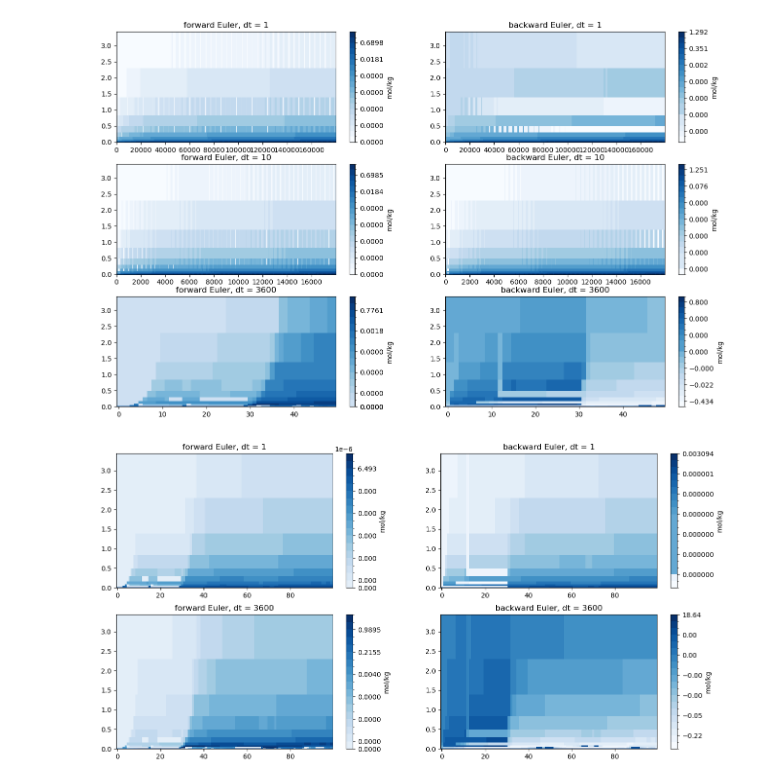
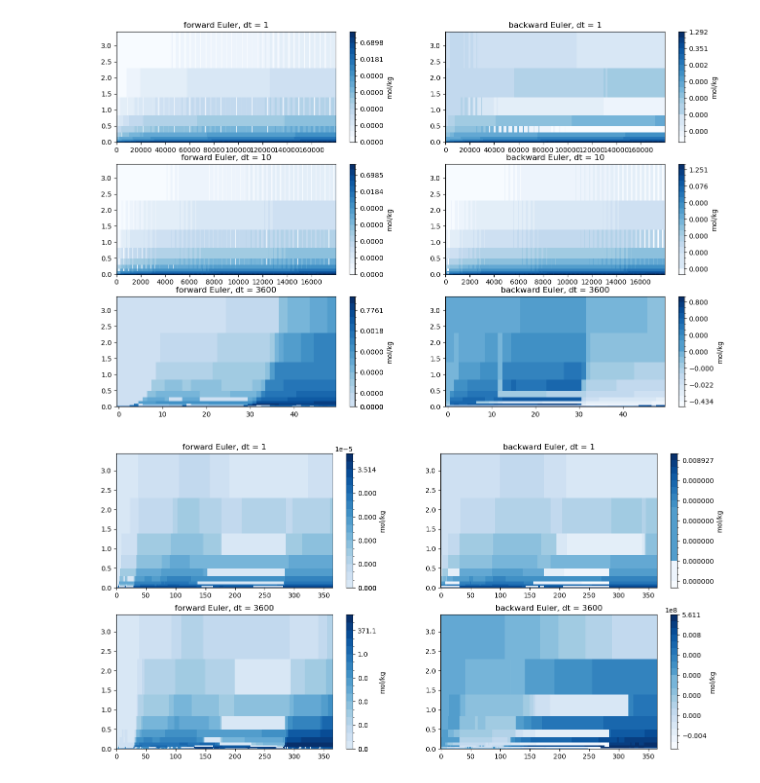
Before and after one commit to ypwong22/erw_scripts, a Jupyter notebook: test_advection/main2.ipynb, the cells around one changed output. Saved outputs shown, nothing was run; the diff lists cells and outputs as text; code cells hidden in the pictures.

Commit message:
increase the nsteps of last graph

```diff
--- a/test_advection/main2.ipynb
+++ b/test_advection/main2.ipynb
@@ -196,34 +196,34 @@ plt.savefig('test_main2_2.png')
 # non-cyclic, same forcing
 hr = xr.open_dataset(os.path.join(os.environ['E3SM_ROOT'], 'output',
                                   '20250323_UC_Davis_ICB20TRCNPRDCTCBC_3year_rmethod1erw', 'run',
                                   '20250323_UC_Davis_ICB20TRCNPRDCTCBC_3year_rmethod1erw.elm.h1.1947-01-01-00000.nc'))
 q_int = hr['QIN'][:, :(nlevsoi+1), 0].values * 1e-3 * 24 # mm/s => m/s, account for daily averaging
 h2osoi = hr['H2OSOI'][:, :nlevsoi, 0].values # m3/m3 soil moisture
 hr.close()
 
 
 result_all = {}
 for dt in [1,3600]:
     for euler in ['forward','backward']:
 
         c_prev = c0
-        result = np.full([100, nlevsoi], np.nan)
-        for t in range(100):
+        result = np.full([365, nlevsoi], np.nan)
+        for t in range(365):
             result[t, :] = a_step(c_prev, q_int[t,:], h2osoi[t,:], watsat, sourcesink, d0, dt,
                                   euler)
             c_prev = result[t, :]
 
         result_all[(dt,euler)] = result
 
 fig, axes = plt.subplots(2, 2, figsize = (16, 8))
 for i,(dt,euler) in enumerate(it.product([1,3600], ['forward','backward'])):
     ax = axes.flat[i]
     result = result_all[(dt,euler)]
-    cf = ax.pcolormesh(np.arange(100), zsoi, result.T,
+    cf = ax.pcolormesh(np.arange(365), zsoi, result.T,
                         norm = BoundaryNorm(np.percentile(result.reshape(-1), np.arange(0,101,5)),
                                             ncolors = 256), cmap = 'Blues')
     plt.colorbar(cf, ax = ax, label = 'mol/kg')
     ax.set_title(f'{euler} Euler, dt = {dt}')
 plt.savefig('test_main3.png')
 # %% [output]
-[figure, old version]
+[figure, new version]
```
Also changed, not shown: 1 other file.
